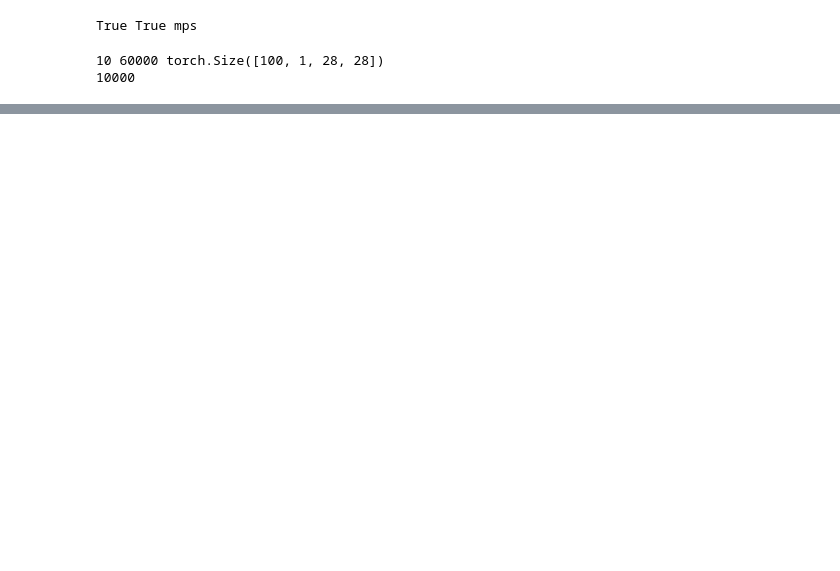
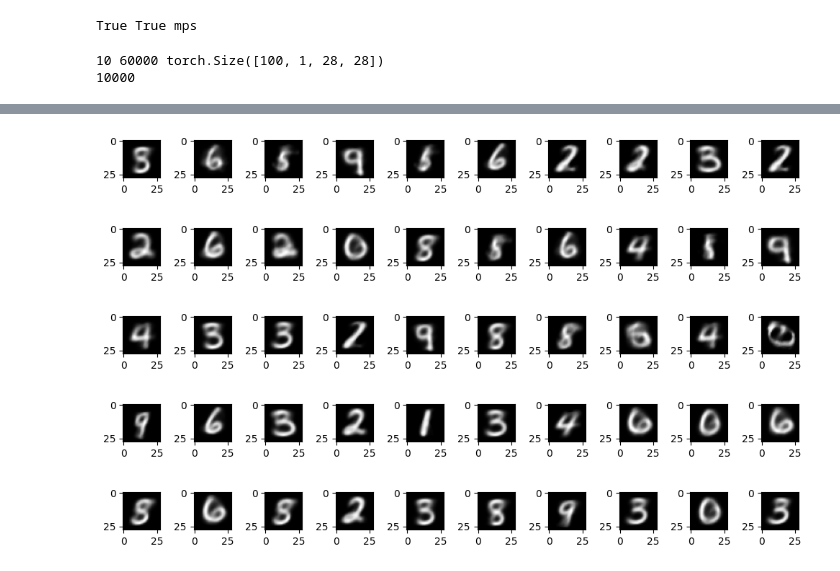
Before and after one commit to cnhzgb/MachineL, a Jupyter notebook: VAE_Linear_MNIST.ipynb, the cells around one changed output, grey strips where cells are left out. Drawn from its saved outputs; the diff is of its cells as text; code cells hidden in the pictures; blank space fills up the shorter version.

```diff
--- a/VAE_Linear_MNIST.ipynb
+++ b/VAE_Linear_MNIST.ipynb
@@ -108,0 +139,18 @@ epoch:3 batch:599 loss:-51072.96 mean:-52945.76 time:3.3
+# %%
+with torch.no_grad():
+  for i in range(1,6):
+    test = torch.randn(10,2).to(device)
+    gen_img = model.decoder(test) # 10,28*28
+    gen_img = rearrange(gen_img, 'b (h w) -> b 1 h w', h=28)
+
+    fig, axs = plt.subplots(1, 10, figsize=(10, 1))
+    for i, ax in enumerate(axs.flatten()):
+      ax.imshow(gen_img[i][0].cpu(), cmap='gray')
+    plt.tight_layout()
+    plt.show()
+# %% [output]
+[figure, added]
+[figure, added]
+[figure, added]
+[figure, added]
+[figure, added]
```
Also changed, not shown: parts of 5 cells of this notebook.
